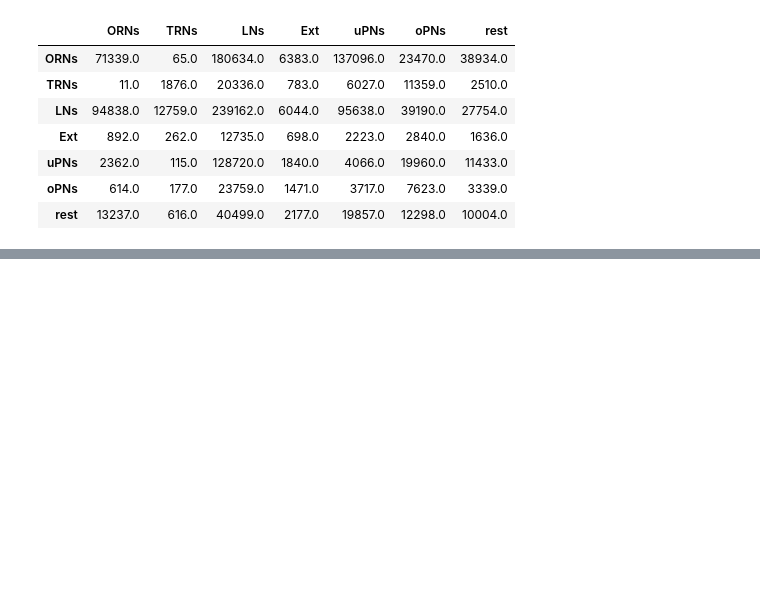
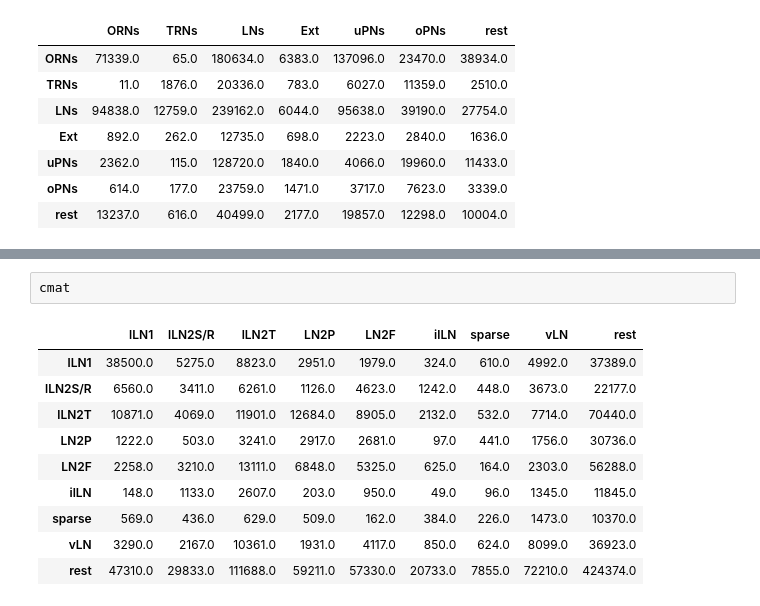
Before and after one commit to AsaBarthMaron/hemibrain_analysis, a Jupyter notebook: 2020_05_28_extrinsic_LN_connectivity.ipynb, the cells around one changed output, grey strips where cells are left out. Drawn from its saved outputs; the diff is of its cells as text; blank space fills up the shorter version.

```diff
--- a/2020_05_28_extrinsic_LN_connectivity.ipynb
+++ b/2020_05_28_extrinsic_LN_connectivity.ipynb
@@ -215,0 +262,13 @@ cmat
+# %%
+cmat
+# %% [output]
+|  | lLN1 | lLN2S/R | lLN2T | LN2P | LN2F | ilLN | sparse | vLN | rest |
+| lLN1 | 38500.0 | 5275.0 | 8823.0 | 2951.0 | 1979.0 | 324.0 | 610.0 | 4992.0 | 37389.0 |
+| lLN2S/R | 6560.0 | 3411.0 | 6261.0 | 1126.0 | 4623.0 | 1242.0 | 448.0 | 3673.0 | 22177.0 |
+| lLN2T | 10871.0 | 4069.0 | 11901.0 | 12684.0 | 8905.0 | 2132.0 | 532.0 | 7714.0 | 70440.0 |
+| LN2P | 1222.0 | 503.0 | 3241.0 | 2917.0 | 2681.0 | 97.0 | 441.0 | 1756.0 | 30736.0 |
+| LN2F | 2258.0 | 3210.0 | 13111.0 | 6848.0 | 5325.0 | 625.0 | 164.0 | 2303.0 | 56288.0 |
+| ilLN | 148.0 | 1133.0 | 2607.0 | 203.0 | 950.0 | 49.0 | 96.0 | 1345.0 | 11845.0 |
+| sparse | 569.0 | 436.0 | 629.0 | 509.0 | 162.0 | 384.0 | 226.0 | 1473.0 | 10370.0 |
+| vLN | 3290.0 | 2167.0 | 10361.0 | 1931.0 | 4117.0 | 850.0 | 624.0 | 8099.0 | 36923.0 |
+| rest | 47310.0 | 29833.0 | 111688.0 | 59211.0 | 57330.0 | 20733.0 | 7855.0 | 72210.0 | 424374.0 |
```
Also changed, not shown: parts of 5 cells of this notebook.
